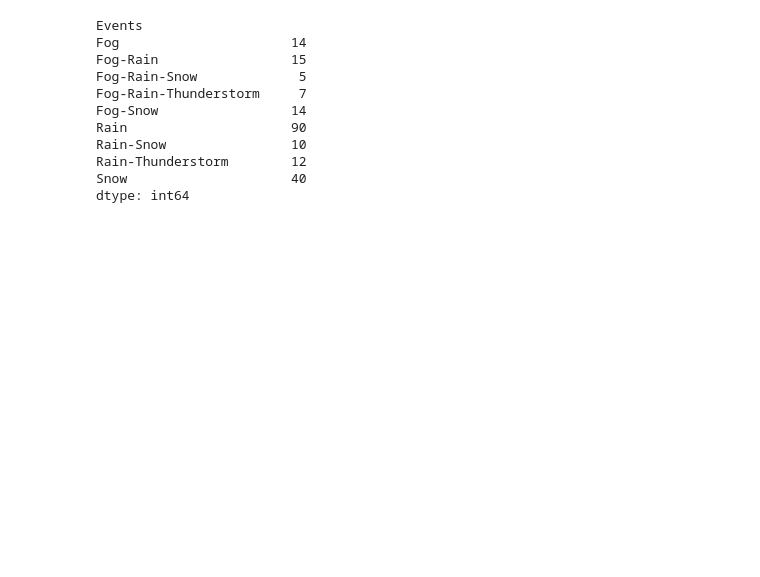
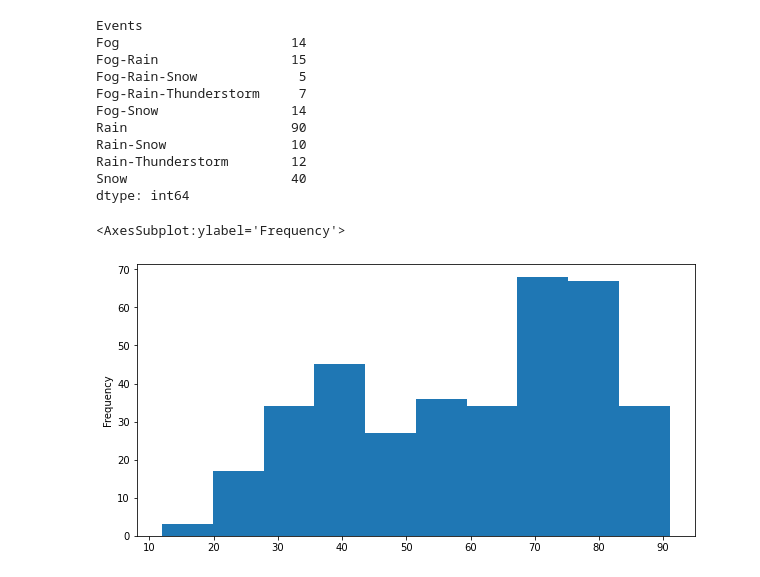
Before and after one commit to vblacklion/Data_Visualizations_with_Matplotlib_and_Seaborn, a Jupyter notebook: Pandas.ipynb, the cells around one changed output. Drawn from its saved outputs; the diff is of its cells as text; code cells hidden in the pictures; blank space fills up the shorter version.

```diff
--- a/Pandas.ipynb
+++ b/Pandas.ipynb
@@ -79,3 +122,8 @@ Rain-Snow                10
 Rain-Thunderstorm        12
 Snow                     40
 dtype: int64
+# %%
+df['Max TemperatureF'].plot.hist(figsize=(10, 5))
+# %% [output]
+<AxesSubplot:ylabel='Frequency'>
+[figure, added]
```
Also changed, not shown: parts of 10 cells of this notebook, 1 other file.
